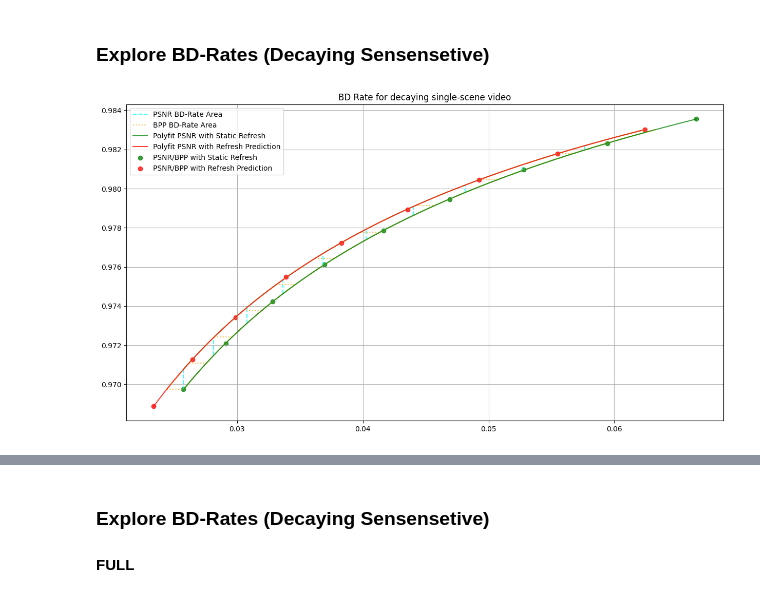
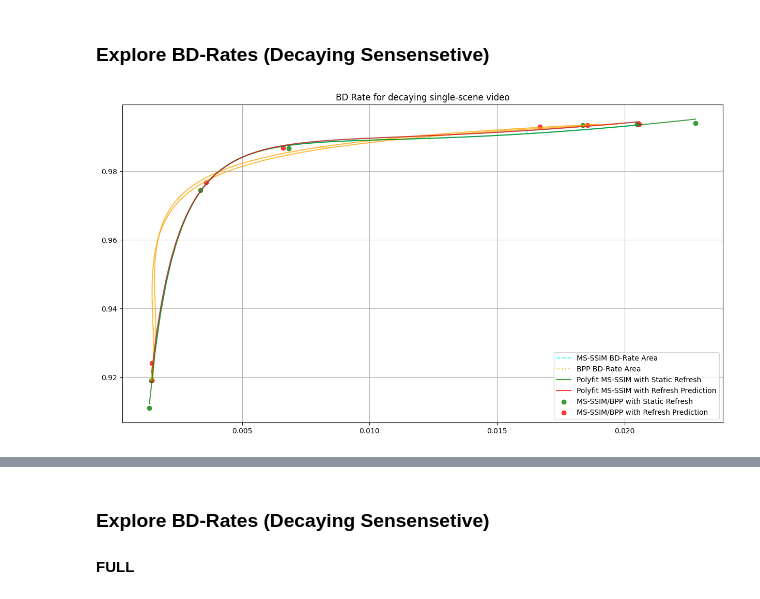
Before and after one commit to Punctuality/DCVC_Dynamic_Intra_Period, a Jupyter notebook: notebooks/explore_results.ipynb, the cells around one changed output, grey strips where cells are left out. Cells and saved outputs as stored; diff of their text form; code cells hidden in the pictures.

```diff
--- a/notebooks/explore_results.ipynb
+++ b/notebooks/explore_results.ipynb
@@ -397,10 +404,20 @@ def bd_rate_space_plot(title, metric = "PSNR"):
     plt.title(title)
 
     plt.show()
-# %%
-bd_rate_space_plot("BD Rate for decaying single-scene video")
-# %% [output]
-[figure, removed]
+# %%
+psnr_static, bpp_static = get_mean_metric_to_bpp_for_folder("../output/stream/decaying_multiple_full_no_intra_2", percentile_based_mean_lambda(0, 100), "frame_msssim")
+psnr_pred, bpp_pred = get_mean_metric_to_bpp_for_folder("../output/stream/decaying_multiple_full_norm_hybrid_sensetive_3", percentile_based_mean_lambda(0, 100), "frame_msssim")
+offset = 7
+
+psnr_static = psnr_static[-offset:]
+psnr_pred = psnr_pred[-offset:]
+bpp_static = bpp_static[-offset:]
+bpp_pred = bpp_pred[-offset:]
+bd_psnr, psnr_int_range, p1_psnr, p2_psnr = bj_delta(bpp_static, psnr_static, bpp_pred, psnr_pred, mode=0)
+bd_rate, rate_int_range, p1_rate, p2_rate = bj_delta(bpp_static, psnr_static, bpp_pred, psnr_pred, mode=1)
+bd_rate_space_plot("BD Rate for decaying single-scene video", "MS-SSIM")
+# %% [output]
+[figure, added]
 # %%
 print("Decaying video (same scene, 600 frames)")
 print("Bjontegaard Delta PSNR: {}%\nDelta Rate: {}%".format(bd_psnr, bd_rate))
```
Also changed, not shown: parts of 28 cells of this notebook, 4 other files.
